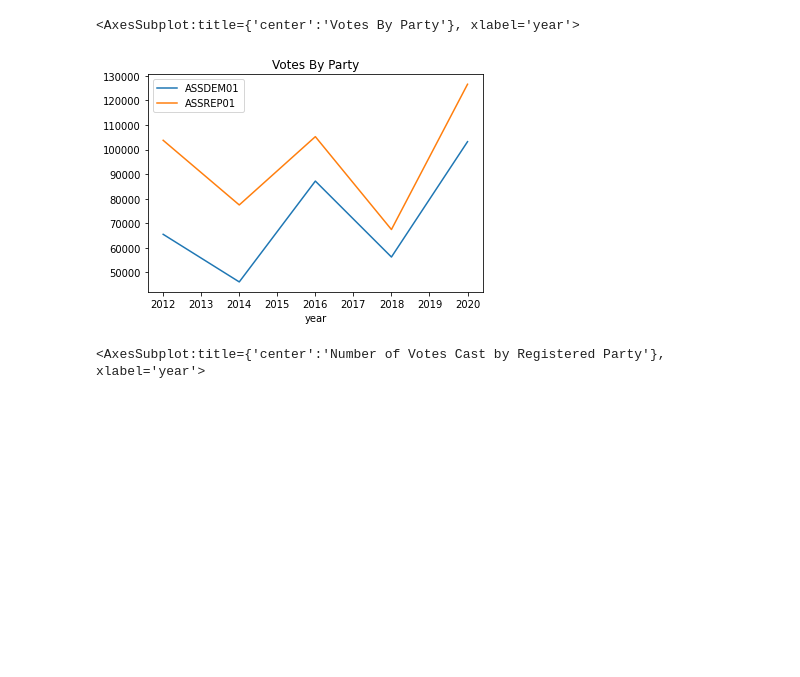
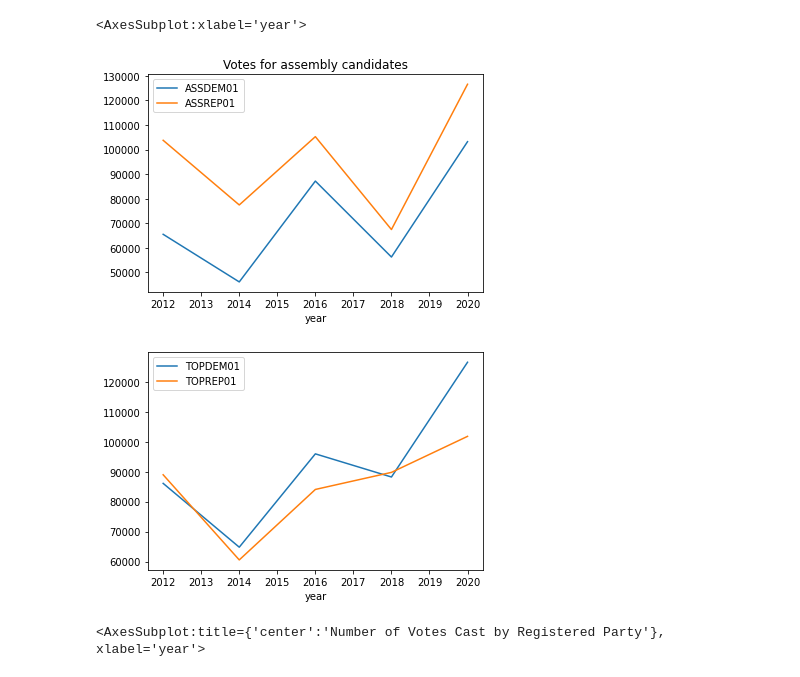
Before and after one commit to CharlesAMiller/AD35, a Jupyter notebook: Data Exploration.ipynb, the cells around one changed output. Drawn from its saved outputs; the diff is of its cells as text; code cells hidden in the pictures; blank space fills up the shorter version.

```diff
--- a/Data Exploration.ipynb
+++ b/Data Exploration.ipynb
@@ -16,9 +16,12 @@ df_precincts_over_time = pd.read_csv(data_dir + "precincts_over_time.csv")
 df_precincts_over_time.drop("Unnamed: 0", axis=1, inplace=True)
 # %%
-df_election_totals[["ASSDEM01", "ASSREP01"]].plot.line(title = "Votes By Party")
+df_election_totals[["ASSDEM01", "ASSREP01"]].plot.line(title = "Votes for assembly candidates")
+
+df_election_totals[["TOPDEM01", "TOPREP01"]].plot.line()
 # %% [output]
-<AxesSubplot:title={'center':'Votes By Party'}, xlabel='year'>
+<AxesSubplot:xlabel='year'>
-[figure, old version]
+[figure, new version]
+[figure, added]
 # %%
 df_registration_voted_totals[["dem","rep","aip","paf","msc","lib","nlp","grn","ref","dcl"]].plot.line(title = "Number of Votes Cast by Registered Party")
 # %% [output]
```
Also changed, not shown: parts of 8 cells of this notebook, 1 other file.
